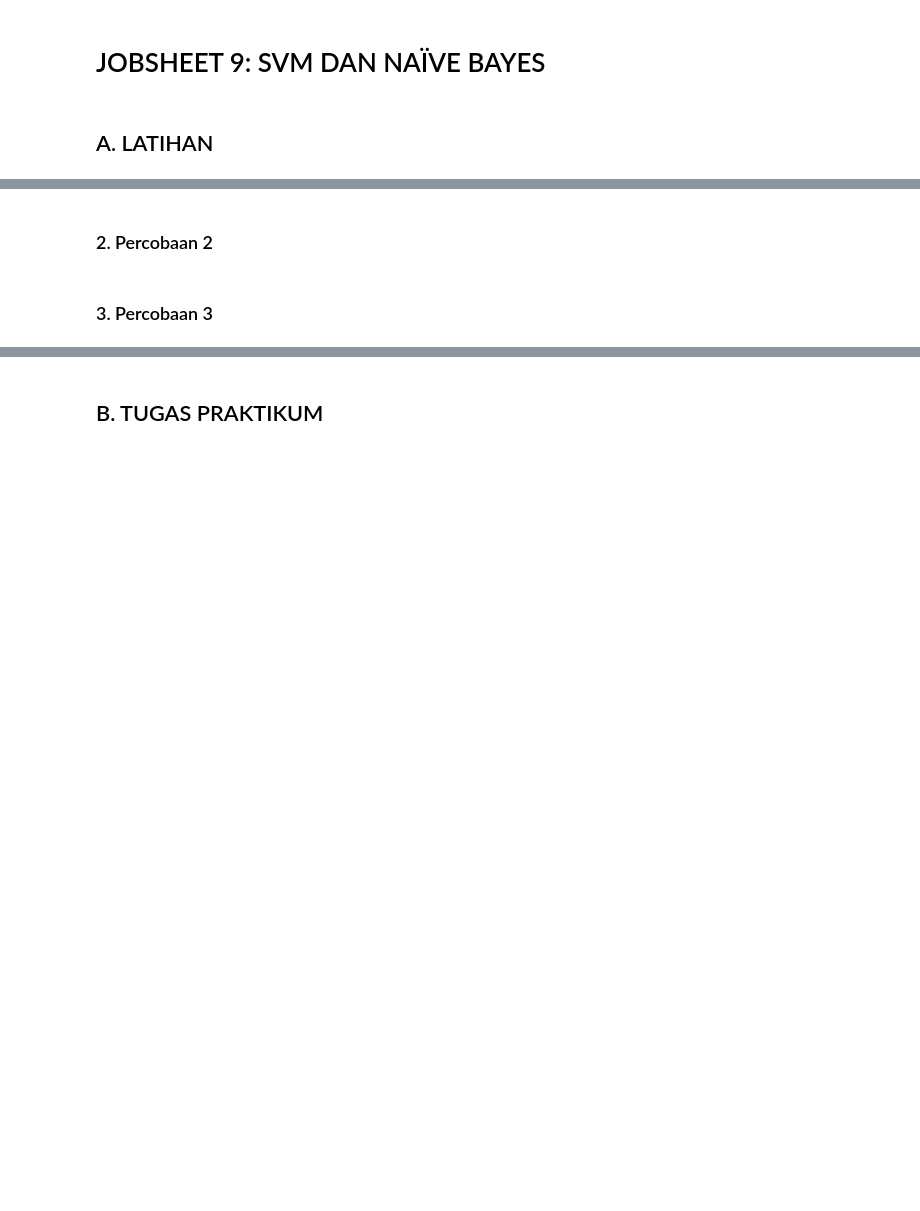
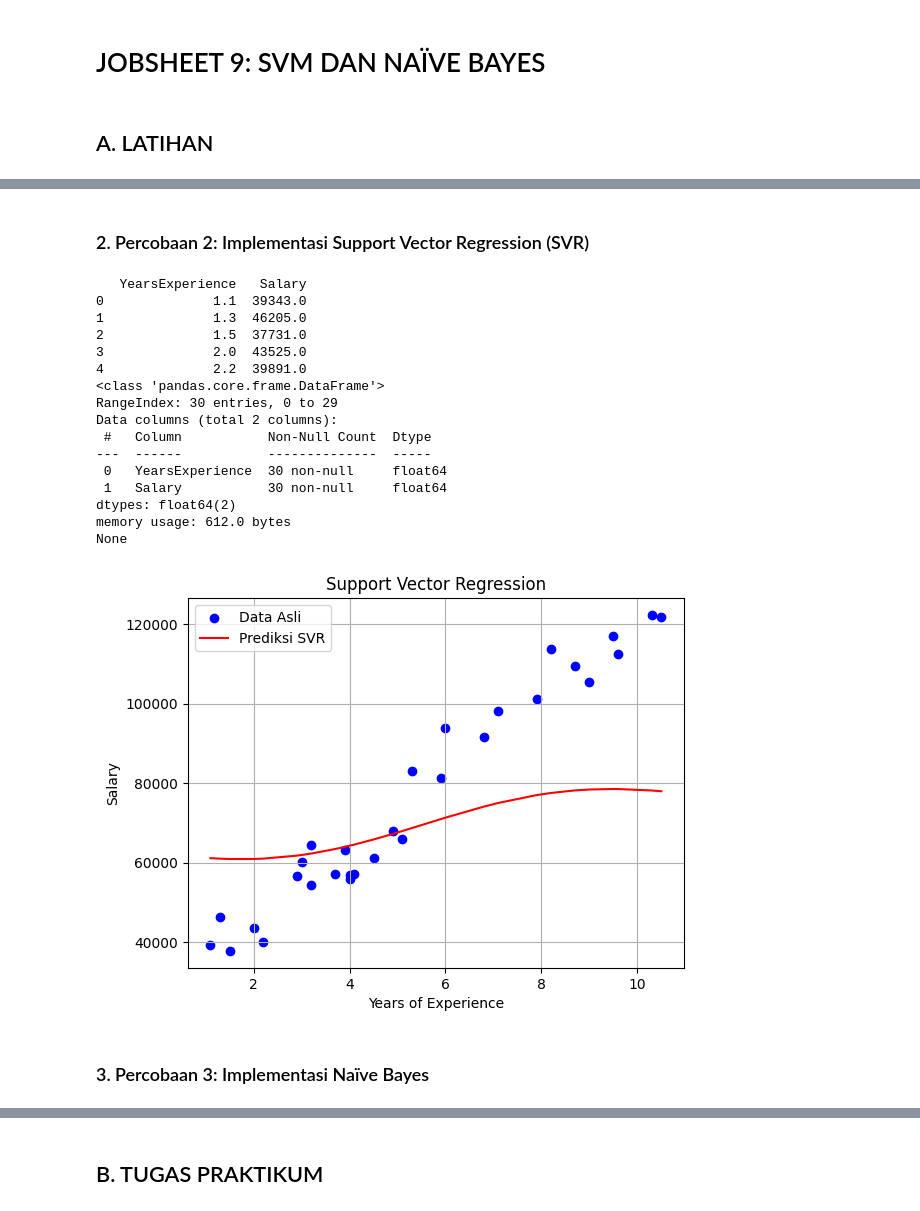
Before and after one commit to IlhamThrq/AI_TI-1B_2025, a Jupyter notebook: SVM DAN NAÏVE BAYES.ipynb, the cells around one changed output, grey strips where cells are left out. Cells and saved outputs as stored; diff of their text form; code cells hidden in the pictures; blank space fills up the shorter version.

```diff
--- a/SVM DAN NAÏVE BAYES.ipynb
+++ b/SVM DAN NAÏVE BAYES.ipynb
@@ -9,4 +60,55 @@
 # %% [markdown]
-### 2. Percobaan 2
+### 2. Percobaan 2: Implementasi Support Vector Regression (SVR)
+# %%
+# Import library
+import pandas as pd
+import numpy as np
+import matplotlib.pyplot as plt
+from sklearn.svm import SVR
+
+# Membaca dataset gaji
+data = pd.read_csv('Salary_Data.csv')
+
+# Menampilkan 5 baris pertama
+print(data.head())
+
+# Mengecek info data
+print(data.info())
+
+# Memisahkan atribut dan label
+X = data['YearsExperience'].values[:, np.newaxis]
+y = data['Salary'].values
+
+# Membuat model SVR dan melatih
+model = SVR(C=1000, gamma=0.05, kernel='rbf')
+model.fit(X, y)
+
+# Visualisasi hasil regresi
+plt.scatter(X, y, color='blue', label='Data Asli')
+plt.plot(X, model.predict(X), color='red', label='Prediksi SVR')
+plt.title('Support Vector Regression')
+plt.xlabel('Years of Experience')
+plt.ylabel('Salary')
+plt.legend()
+plt.grid(True)
+plt.show()
+# %% [output]
+   YearsExperience   Salary
+0              1.1  39343.0
+1              1.3  46205.0
+2              1.5  37731.0
+3              2.0  43525.0
+4              2.2  39891.0
+<class 'pandas.core.frame.DataFrame'>
+RangeIndex: 30 entries, 0 to 29
+Data columns (total 2 columns):
+ #   Column           Non-Null Count  Dtype
+---  ------           --------------  -----
+ 0   YearsExperience  30 non-null     float64
+ 1   Salary           30 non-null     float64
+dtypes: float64(2)
+memory usage: 612.0 bytes
+None
+[figure, added]
 # %% [markdown]
-### 3. Percobaan 3
+### 3. Percobaan 3: Implementasi Naïve Bayes
```
Also changed, not shown: parts of 14 cells of this notebook.
